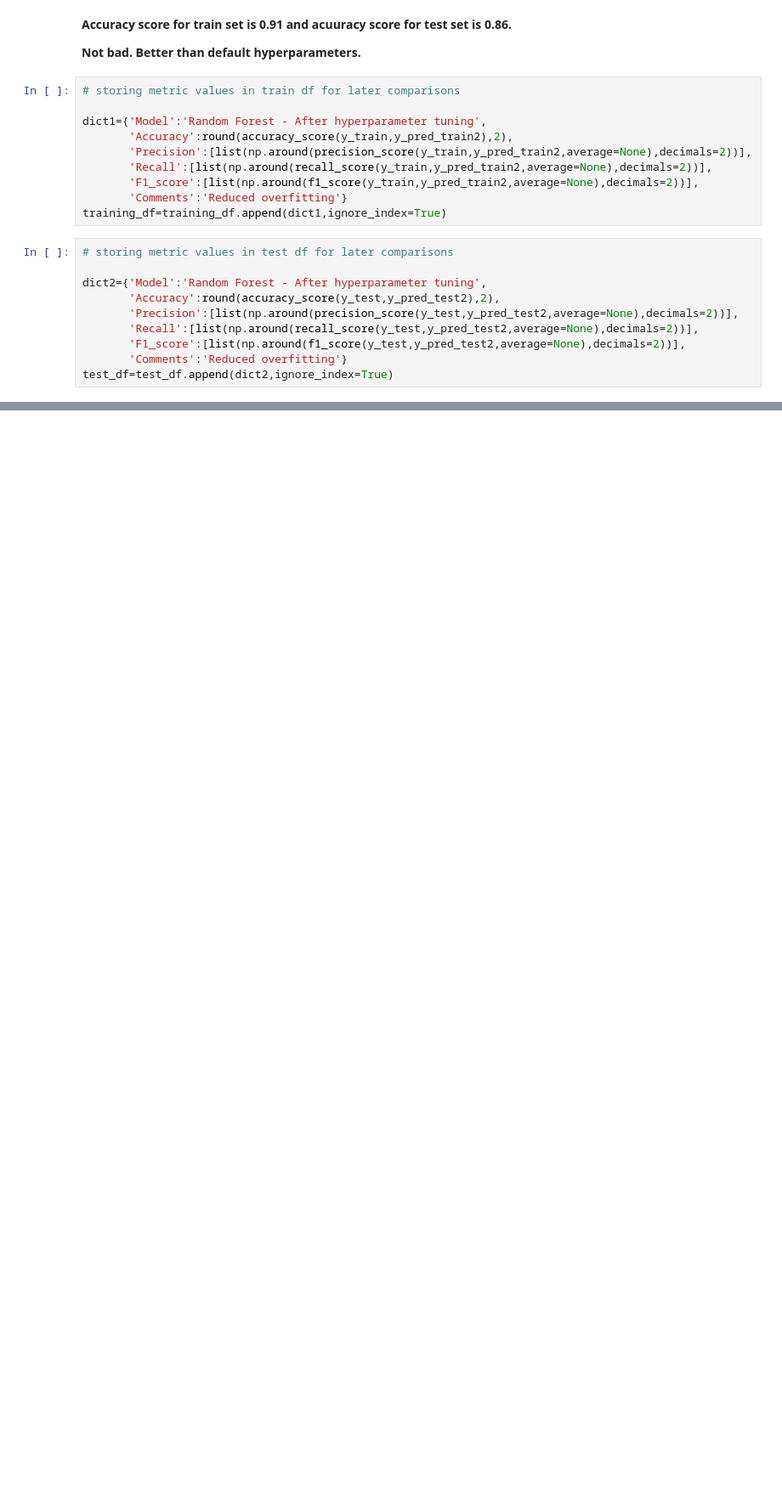
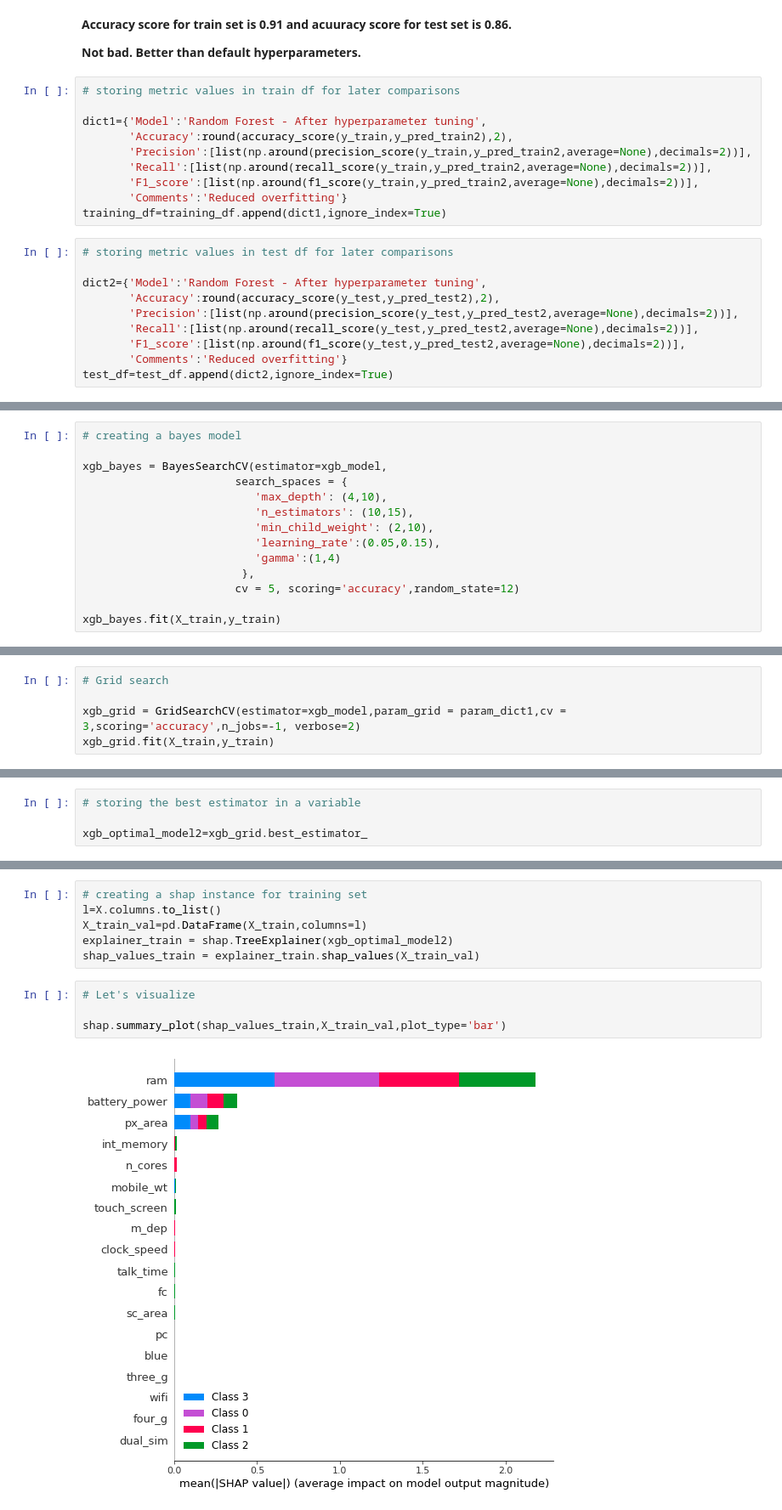
Before and after one commit to vickypandey07/Mobile-Price-Range-Prediction, a Jupyter notebook: Mobile_Price_Range_Prediction_Vikram_Pandey_Capstone_Project_3.ipynb, the cells around one changed output, grey strips where cells are left out. Shown at 85% size. Drawn from its saved outputs; the diff is of its cells as text; blank space fills up the shorter version.

```diff
--- a/Mobile_Price_Range_Prediction_Vikram_Pandey_Capstone_Project_3.ipynb
+++ b/Mobile_Price_Range_Prediction_Vikram_Pandey_Capstone_Project_3.ipynb
@@ -785,0 +877,14 @@ test_df=test_df.append(dict2,ignore_index=True)
+# %%
+# creating a bayes model
+
+xgb_bayes = BayesSearchCV(estimator=xgb_model,
+                       search_spaces = {
+                          'max_depth': (4,10),
+                          'n_estimators': (10,15),
+                          'min_child_weight': (2,10),
+                          'learning_rate':(0.05,0.15),
+                          'gamma':(1,4)
+                        },
+                       cv = 5, scoring='accuracy',random_state=12)
+
+xgb_bayes.fit(X_train,y_train)
@@ -785,0 +1034,5 @@ test_df=test_df.append(dict2,ignore_index=True)
+# %%
+# Grid search
+
+xgb_grid = GridSearchCV(estimator=xgb_model,param_grid = param_dict1,cv = 3,scoring='accuracy',n_jobs=-1, verbose=2)
+xgb_grid.fit(X_train,y_train)
@@ -785,0 +1097,4 @@ test_df=test_df.append(dict2,ignore_index=True)
+# %%
+# storing the best estimator in a variable
+
+xgb_optimal_model2=xgb_grid.best_estimator_
@@ -785,0 +1236,12 @@ test_df=test_df.append(dict2,ignore_index=True)
+# %%
+# creating a shap instance for training set
+l=X.columns.to_list()
+X_train_val=pd.DataFrame(X_train,columns=l)
+explainer_train = shap.TreeExplainer(xgb_optimal_model2)
+shap_values_train = explainer_train.shap_values(X_train_val)
+# %%
+# Let's visualize
+
+shap.summary_plot(shap_values_train,X_train_val,plot_type='bar')
+# %% [output]
+[figure, added]
```
Also changed, not shown: parts of 49 cells of this notebook.
